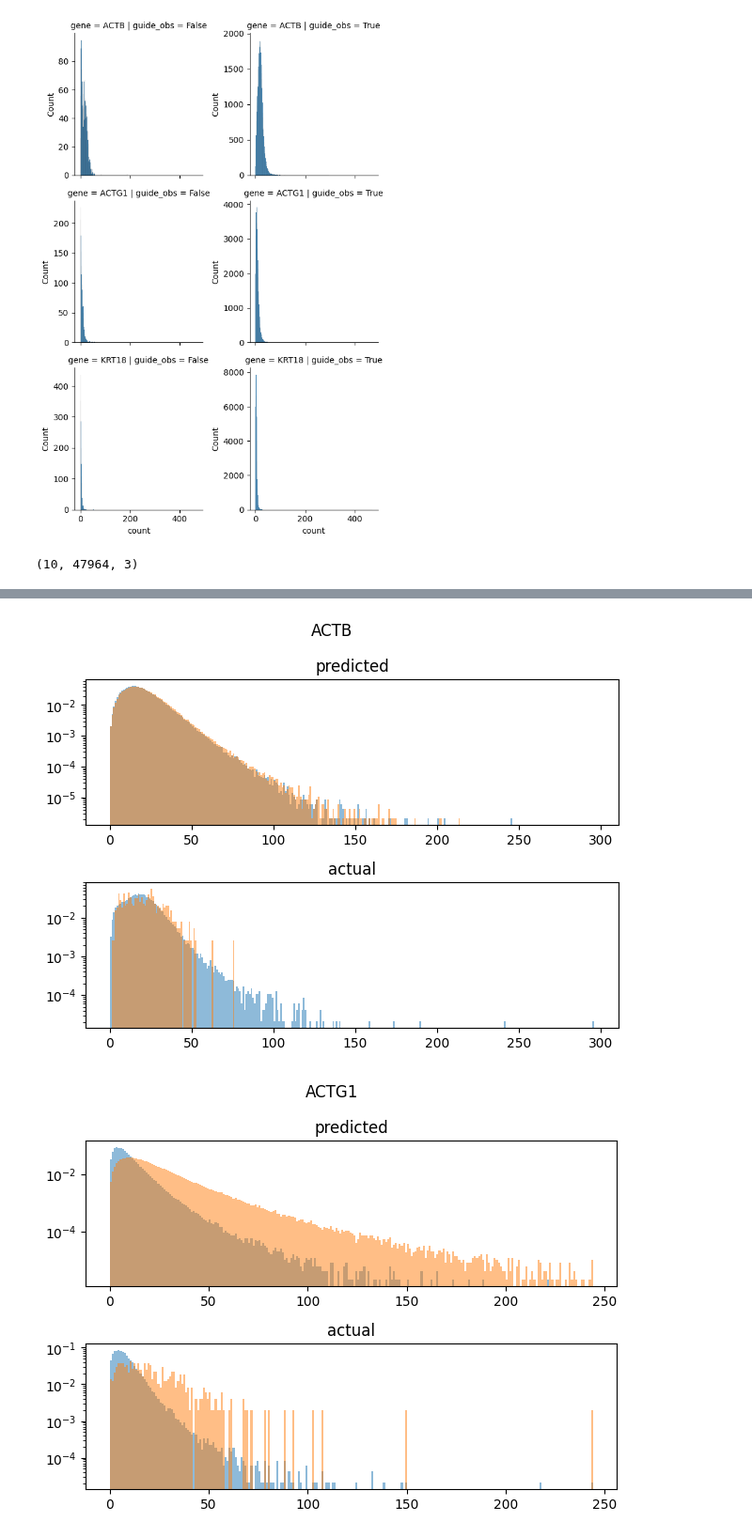
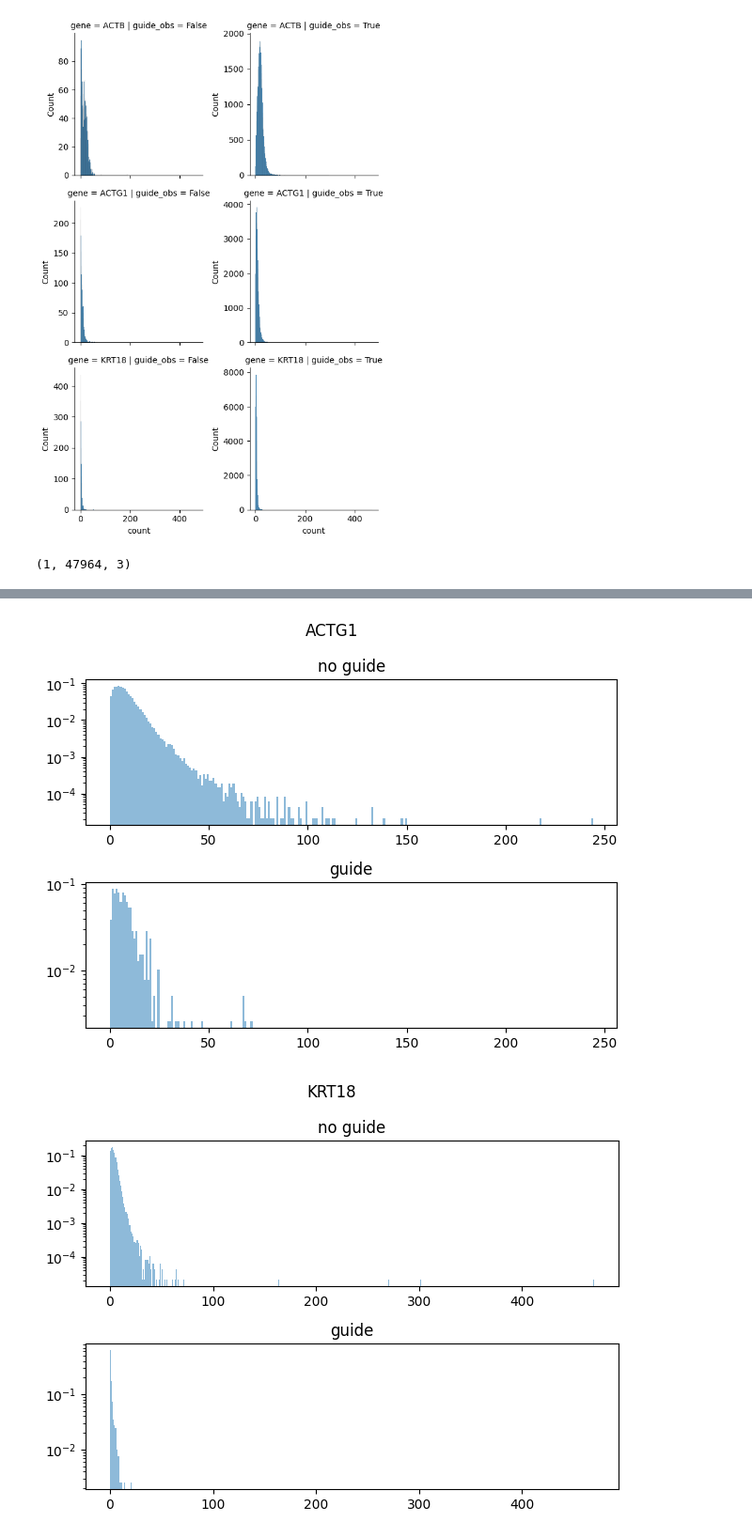
Before and after one commit to pinellolab/PerTurbo, a Jupyter notebook: reproducibility/gasperini_pilot.ipynb, the cells around one changed output, grey strips where cells are left out. Shown at 94% size. Saved outputs shown, nothing was run; the diff lists cells and outputs as text; code cells hidden in the pictures.

```diff
--- a/reproducibility/gasperini_pilot.ipynb
+++ b/reproducibility/gasperini_pilot.ipynb
@@ -106,7 +106,7 @@ mdata.mod['rna'].X.sum()
 guide_obs = mdata["grna"][:, selected_guides].X.sum(axis=1).copy().astype(bool)
 guide_obs_idx = np.where(guide_obs)[0]
 discard_cells = np.random.choice(guide_obs_idx, size=int(guide_obs.sum()*(1-subsample_frac)), replace=False)
-subset_idx = [i for i in range(len(mdata)) if i not in discard_cells]
+subset_idx = [int(i) for i in range(len(mdata)) if i not in discard_cells]
 print("discarded", len(discard_cells), "cells with guide")
 mdata.update()
 mdata=mdata[subset_idx,:].copy()
@@ -162,7 +147,7 @@ perturbvi.PERTURBVI.setup_mudata(
     },
 )
 
-model = perturbvi.PERTURBVI(mdata, fit_lib_size=True)
+model = perturbvi.PERTURBVI(mdata, likelihood='lnnb', fit_lib_size=True)
 model.view_anndata_setup()
 # %% [output]
 INFO     Using column names from columns of adata.varm['element_tested']
@@ -240,10 +226,7 @@ model.render_guide()
 We can start out with a really high learning rate, then decrease the learning rate to fine-tune
 # %%
 # burn-in
-if smoke_test:
-    model.train(20, lr=0.1, batch_size=1024)
-else:
-    model.train(20, lr=0.1, batch_size=4096)
+model.train(20, lr=0.1, batch_size=1024)
 # %% [output]
 GPU available: True (mps), used: False
 TPU available: False, using: 0 TPU cores
@@ -252,7 +235,7 @@ HPU available: False, using: 0 HPUs
 `Trainer.fit` stopped: `max_epochs=20` reached.
 # %%
 # fine-tuning
-model.train(50, lr=0.01, batch_size=8192)
+model.train(50, lr=0.001, batch_size=2048)
 # %% [output]
 GPU available: True (mps), used: False
 TPU available: False, using: 0 TPU cores
@@ -502,24 +486,24 @@ g.map_dataframe(sns.histplot, x="count", binwidth=1, hue_order=[False,True])
 <seaborn.axisgrid.FacetGrid at 0x...>
 [figure]
 # %%
-posterior_predictive_samples = model.get_posterior_samples(num_samples=10)['obs']
+posterior_predictive_samples = model.get_posterior_samples(num_samples=1)['obs']
 
 print(posterior_predictive_samples.shape)
-for i in range(min(4, mdata['rna'].n_vars)):
-    for j in range(4):
+for i in range(3):
+    for j in [278,279]:
         fig, (ax1, ax2) = plt.subplots(2)
         mdata_subset = mdata[mdata['grna'][:,j].X>0]
-        posterior_cond_samples = model.get_posterior_conditional_samples([j],num_samples=10)['obs']
+        posterior_cond_samples = model.get_posterior_conditional_samples([j],num_samples=1)['obs']
         gene_guide_samples = posterior_cond_samples[..., i].ravel()
         gene_samples = posterior_predictive_samples[..., i].ravel()
         obs_data = mdata['rna'].X[:, i].todense()
         obs_guide_data = mdata_subset['rna'].X[:, i].todense()
         max_bin = max(max(obs_data), max(obs_data))+1
-        ax1.set_title('predicted')
-        ax1.hist(gene_samples, bins=np.arange(max_bin), density=True, alpha=0.5)
-        ax1.hist(gene_guide_samples, bins=np.arange(max_bin), density=True, alpha=0.5)
-        ax2.set_title('actual')
-        ax2.hist(obs_data, bins=np.arange(max_bin), density=True, alpha=0.5)
+        ax1.set_title('no guide')
+        # ax1.hist(gene_samples, bins=np.arange(max_bin), density=True, alpha=0.5)
+        # ax1.hist(gene_guide_samples, bins=np.arange(max_bin), density=True, alpha=0.5)
+        ax2.set_title('guide')
+        ax1.hist(obs_data, bins=np.arange(max_bin), density=True, alpha=0.5)
         ax2.hist(obs_guide_data, bins=np.arange(max_bin), density=True, alpha=0.5)
         fig.suptitle(mdata['rna'].var_names[i])
         ax1.set_yscale('log')
@@ -527,4 +511,4 @@ for i in range(min(4, mdata['rna'].n_vars)):
         plt.tight_layout()
         plt.show()
 # %% [output]
-(10, 47964, 3)
+(1, 47964, 3)
@@ -534,2 +518,2 @@ for i in range(min(4, mdata['rna'].n_vars)):
-[figure, old version]
+[figure, new version]
-[figure, old version]
+[figure, new version]
```
Also changed, not shown: parts of 13 cells of this notebook, 5 other files.
